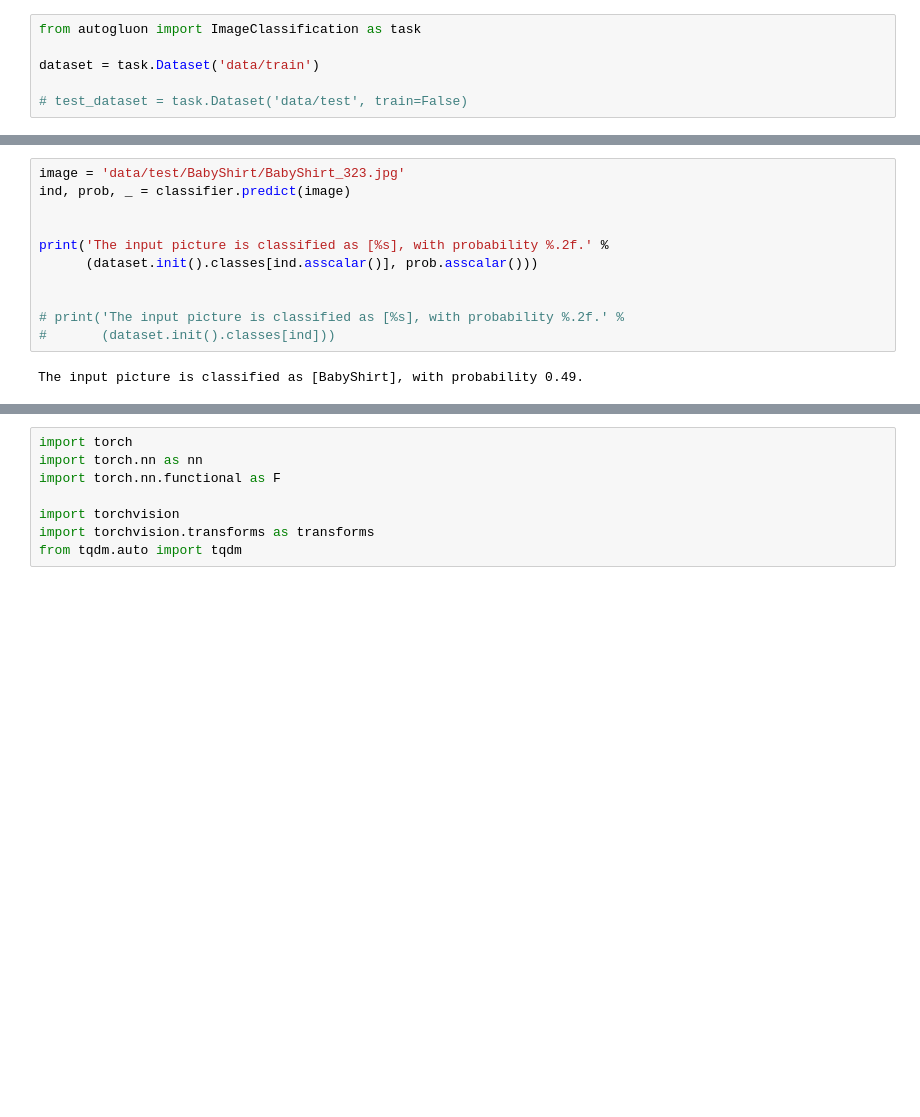
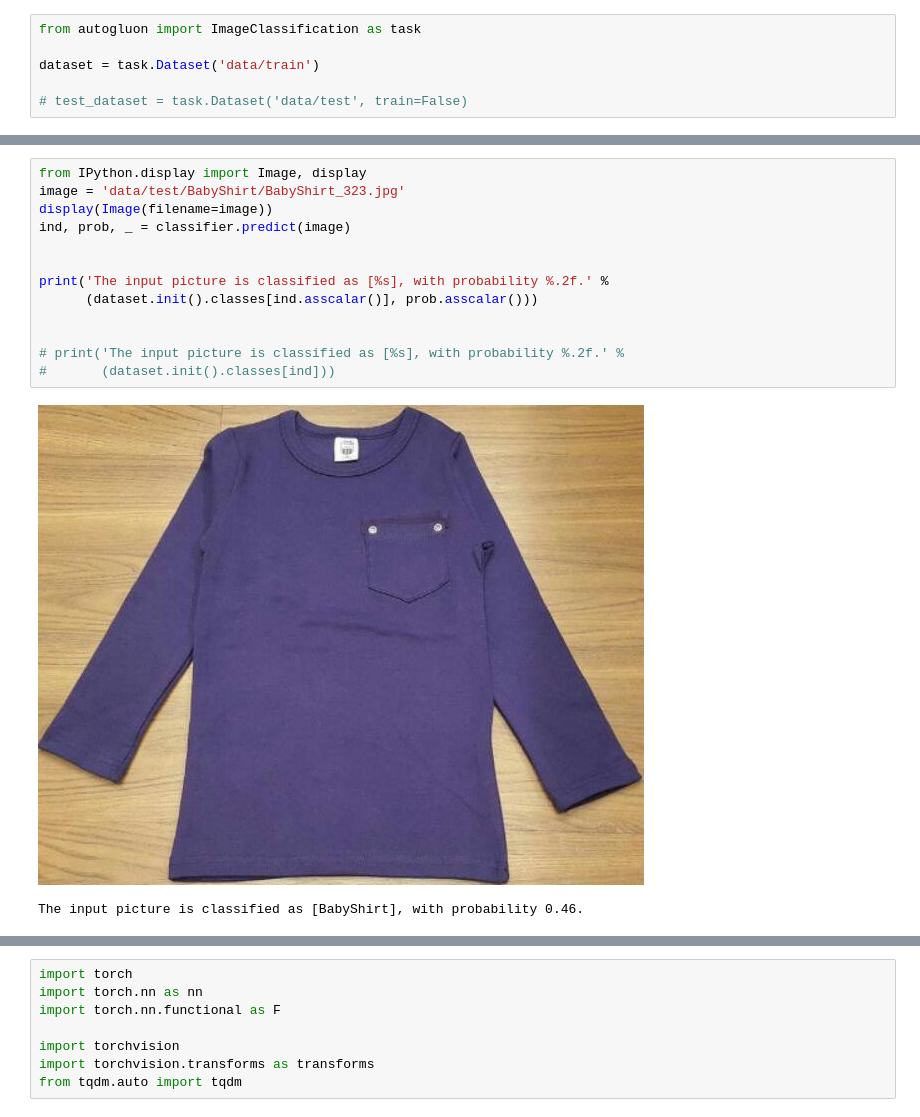
Before and after one commit to catwhiskers/automl, a Jupyter notebook: autogluon-images-and-others.ipynb, the cells around one changed output, grey strips where cells are left out. Cells and saved outputs as stored; diff of their text form; blank space fills up the shorter version.

```diff
--- a/autogluon-images-and-others.ipynb
+++ b/autogluon-images-and-others.ipynb
@@ -79,16 +62,19 @@ Top-1 val acc: 0.606
 # %%
+from IPython.display import Image, display
 image = 'data/test/BabyShirt/BabyShirt_323.jpg'
+display(Image(filename=image))
 ind, prob, _ = classifier.predict(image)
 
 
 print('The input picture is classified as [%s], with probability %.2f.' %
       (dataset.init().classes[ind.asscalar()], prob.asscalar()))
 
 
 # print('The input picture is classified as [%s], with probability %.2f.' %
 #       (dataset.init().classes[ind]))
 # %% [output]
+[figure, added]
-The input picture is classified as [BabyShirt], with probability 0.49.
+The input picture is classified as [BabyShirt], with probability 0.46.
 # %%
 !pip install torch
 !pip install torchvision
```
Also changed, not shown: parts of 8 cells of this notebook, 3 other files.
